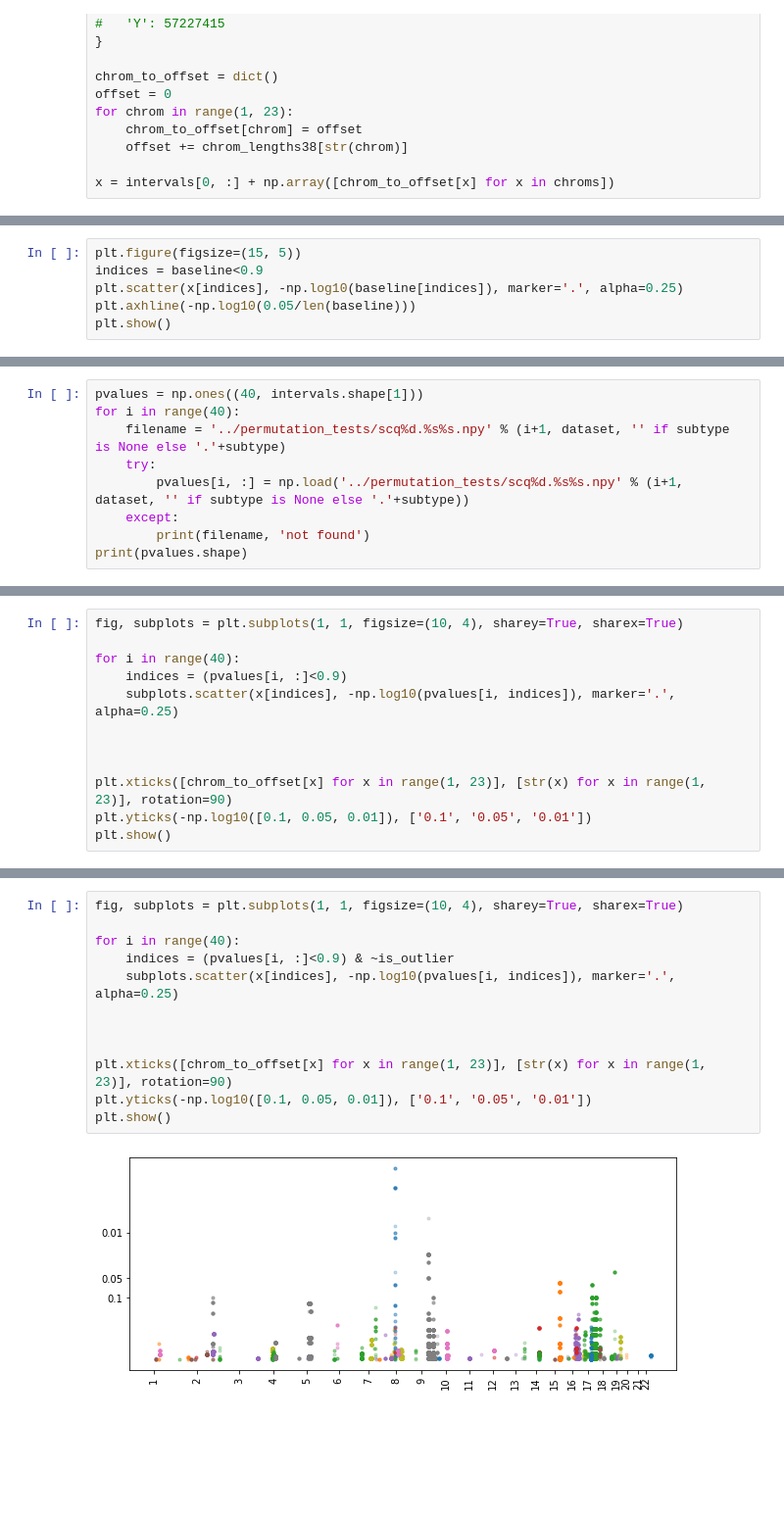
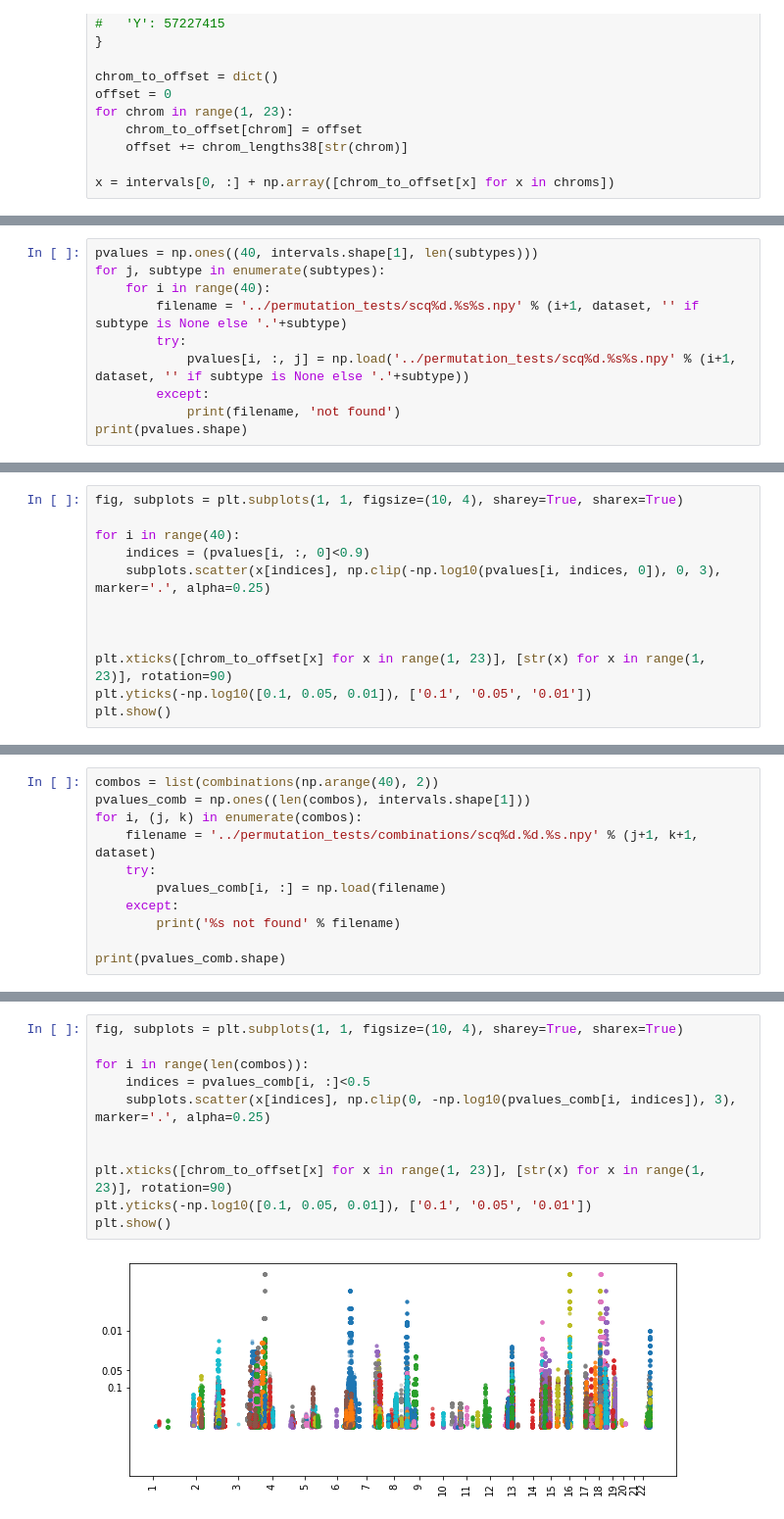
Before and after one commit to kpaskov/SibpairLinkage, a Jupyter notebook: analysis/Manhattan.ipynb, the cells around one changed output, grey strips where cells are left out. Shown at 98% size. Cells and saved outputs as stored; diff of their text form; blank space fills up the shorter version.

Commit message:
combinations

```diff
--- a/analysis/Manhattan.ipynb
+++ b/analysis/Manhattan.ipynb
@@ -61,6 +51,0 @@ baseline = np.load('../permutation_tests/binombaseline.%s.npy' % dataset)
-# %%
-plt.figure(figsize=(15, 5))
-indices = baseline<0.9
-plt.scatter(x[indices], -np.log10(baseline[indices]), marker='.', alpha=0.25)
-plt.axhline(-np.log10(0.05/len(baseline)))
-plt.show()
@@ -77,10 +52,11 @@ is_outlier = -np.log10(baseline) > 3
 # %%
-pvalues = np.ones((40, intervals.shape[1]))
-for i in range(40):
-    filename = '../permutation_tests/scq%d.%s%s.npy' % (i+1, dataset, '' if subtype is None else '.'+subtype)
-    try:
-        pvalues[i, :] = np.load('../permutation_tests/scq%d.%s%s.npy' % (i+1, dataset, '' if subtype is None else '.'+subtype))
-    except:
-        print(filename, 'not found')
+pvalues = np.ones((40, intervals.shape[1], len(subtypes)))
+for j, subtype in enumerate(subtypes):
+    for i in range(40):
+        filename = '../permutation_tests/scq%d.%s%s.npy' % (i+1, dataset, '' if subtype is None else '.'+subtype)
+        try:
+            pvalues[i, :, j] = np.load('../permutation_tests/scq%d.%s%s.npy' % (i+1, dataset, '' if subtype is None else '.'+subtype))
+        except:
+            print(filename, 'not found')
 print(pvalues.shape)
 # %% [output]
@@ -91,8 +65,8 @@ print(pvalues.shape)
 fig, subplots = plt.subplots(1, 1, figsize=(10, 4), sharey=True, sharex=True)
 
 for i in range(40):
-    indices = (pvalues[i, :]<0.9)
-    subplots.scatter(x[indices], -np.log10(pvalues[i, indices]), marker='.', alpha=0.25)
+    indices = (pvalues[i, :, 0]<0.9)
+    subplots.scatter(x[indices], np.clip(-np.log10(pvalues[i, indices, 0]), 0, 3), marker='.', alpha=0.25)
 
 
 
@@ -103,0 +78,11 @@ plt.show()
+# %%
+combos = list(combinations(np.arange(40), 2))
+pvalues_comb = np.ones((len(combos), intervals.shape[1]))
+for i, (j, k) in enumerate(combos):
+    filename = '../permutation_tests/combinations/scq%d.%d.%s.npy' % (j+1, k+1, dataset)
+    try:
+        pvalues_comb[i, :] = np.load(filename)
+    except:
+        print('%s not found' % filename)
+
+print(pvalues_comb.shape)
@@ -104,14 +107,13 @@ plt.show()
 # %%
 fig, subplots = plt.subplots(1, 1, figsize=(10, 4), sharey=True, sharex=True)
 
-for i in range(40):
-    indices = (pvalues[i, :]<0.9) & ~is_outlier
-    subplots.scatter(x[indices], -np.log10(pvalues[i, indices]), marker='.', alpha=0.25)
-
+for i in range(len(combos)):
+    indices = pvalues_comb[i, :]<0.5
+    subplots.scatter(x[indices], np.clip(0, -np.log10(pvalues_comb[i, indices]), 3), marker='.', alpha=0.25)
 
 
 plt.xticks([chrom_to_offset[x] for x in range(1, 23)], [str(x) for x in range(1, 23)], rotation=90)
 plt.yticks(-np.log10([0.1, 0.05, 0.01]), ['0.1', '0.05', '0.01'])
 plt.show()
 # %% [output]
-[figure, old version]
+[figure, new version]
```
Also changed, not shown: parts of 14 cells of this notebook, 2 other files.
